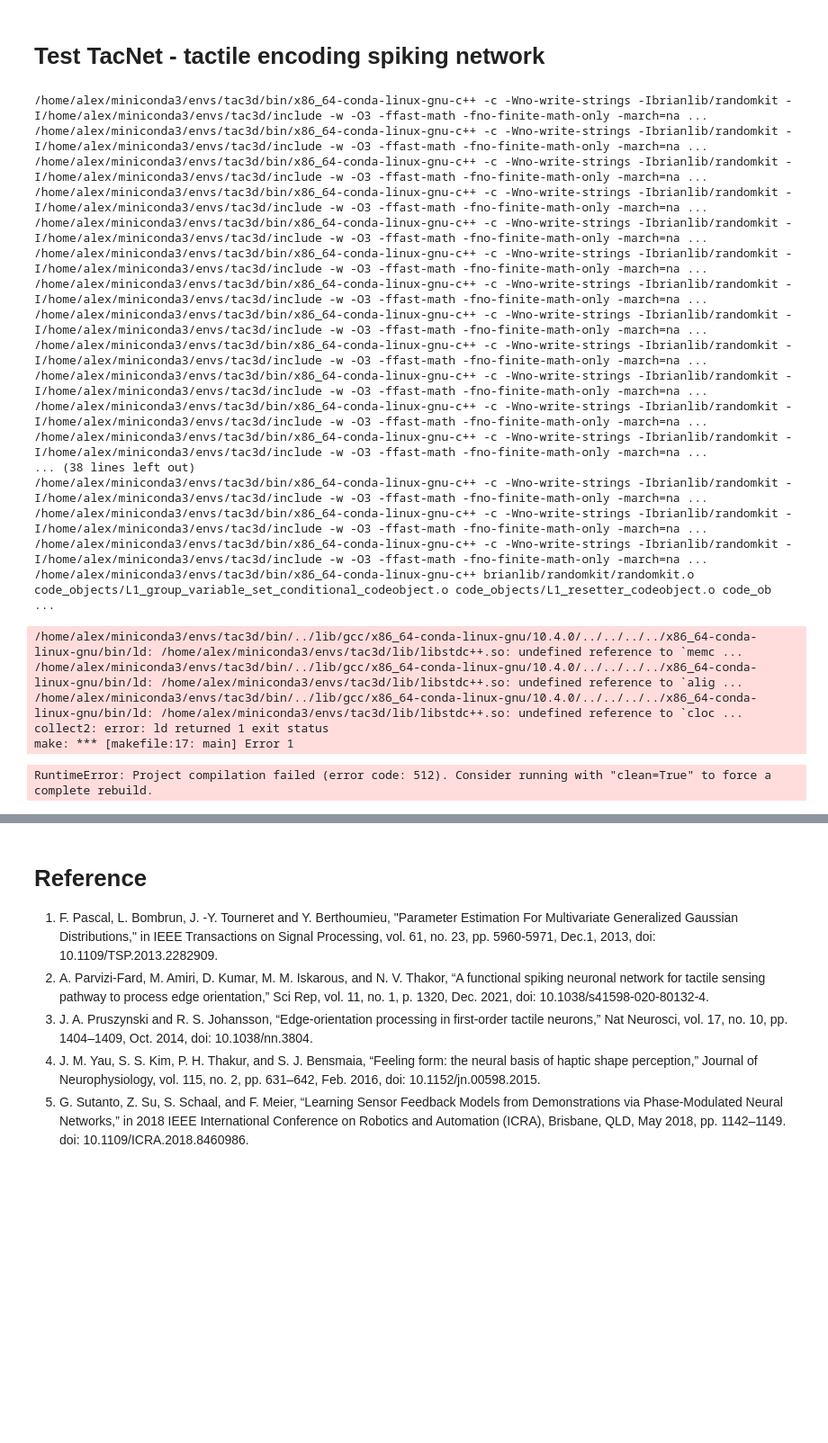
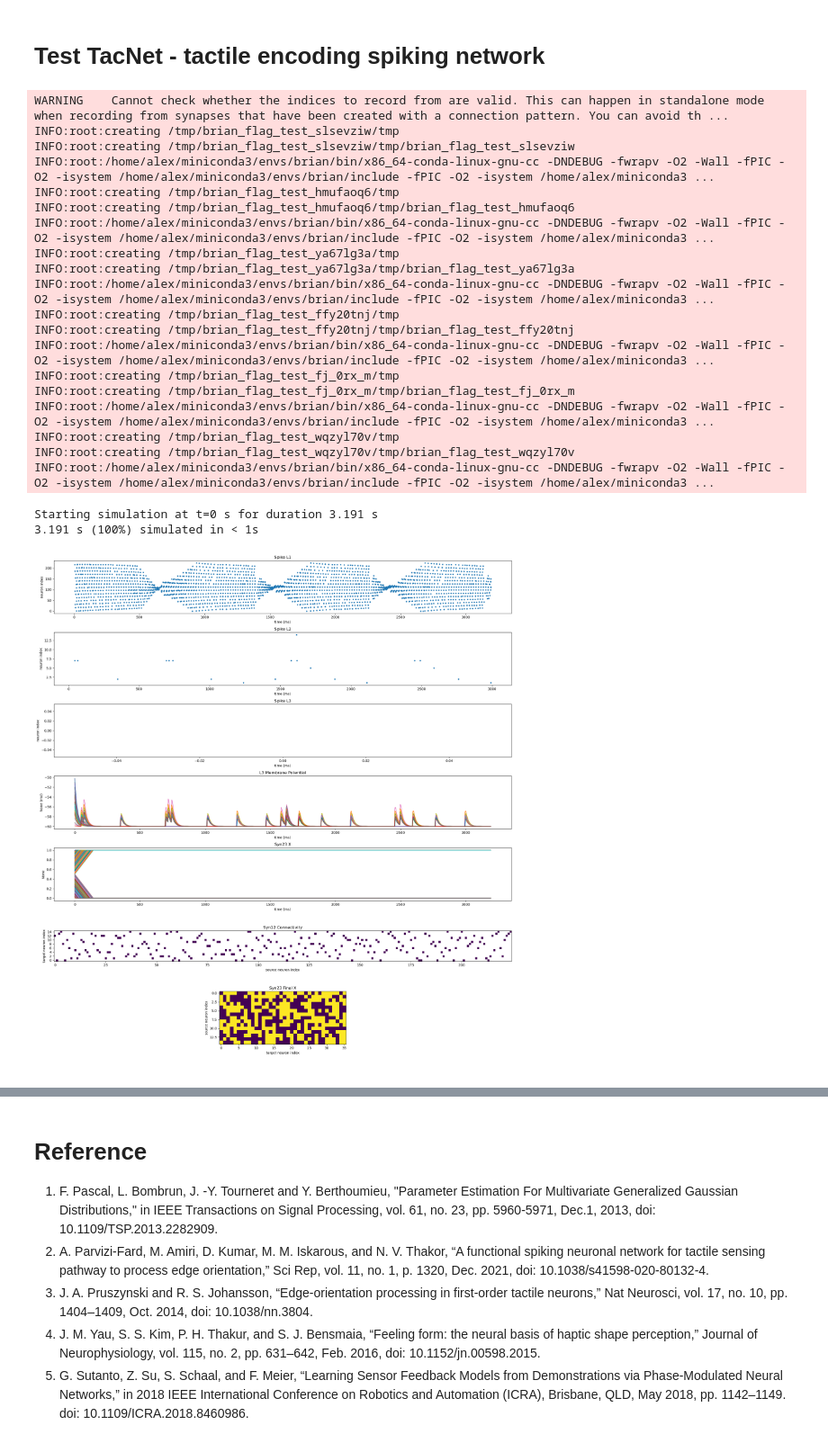
Before and after one commit to wngfra/tac3d, a Jupyter notebook: tacsense/brian_simulate.ipynb, the cells around one changed output, grey strips where cells are left out. Shown at 90% size. Saved outputs shown, nothing was run; the diff lists cells and outputs as text; code cells hidden in the pictures; blank space fills up the shorter version.

```diff
--- a/tacsense/brian_simulate.ipynb
+++ b/tacsense/brian_simulate.ipynb
@@ -19,66 +22,71 @@ dt = 1*ms
 
 # Load dataset
 dataset = np.load("../data/touch.pkl", allow_pickle=True)
-sensordata = dataset['round_site']['sensordata']
-orientations = dataset['round_site']['orientations']
+sensordata = dataset['sharp_site']['sensordata']
+orientations = dataset['sharp_site']['orientations']
 data = np.asarray(sensordata)
 
 # Convert values to spikes
-inputs = data.reshape(data.shape[0], -1)
+length, height, width = data.shape
+inputs = data.reshape(length, -1)
 inputs[inputs > 0] = 1.
 I = TimedArray(inputs*200*pA, dt=dt)
 if 'initiated' in locals():
     device.reinit()
     device.activate()
 else:
     initiated = True
 
 duration = I.values.shape[0]*dt
-num_neurons = [225, 15, 36]
+num_neurons = [height*width, 16, 36]
 model = TacNet(num_neurons)
-mons = model.run(I, duration, clean=True)
+mons = model.run(I, duration)
 
 # Plot results
 fig, axs = plt.subplots(7, 1, figsize=(20, 21))
 for i in range(3):
     axs[i].set_title('Spike L'+str(i+1))
     brian_plot(mons['SpikeMonitor_L'+str(i+1)], axes=axs[i])
 
 axs[3].set_title('L3 Membrane Potential')
 plot_state(mons['StateMonitor_L3'].t, mons['StateMonitor_L3'].v.T, axes=axs[3])
 axs[4].set_title('Syn23 X')
 plot_state(mons['StateMonitor_Syn23'].t,
             mons['StateMonitor_Syn23'].X.T, axes=axs[4])
 axs[5].set_title('Syn12 Connectivity')
-brian_plot(model.synapses['Syn12'], axes=axs[5])
+brian_plot(model.net['Syn12'], axes=axs[5])
 axs[6].set_title('Syn23 Final X')
 axs[6].set_xlabel('target neuron index')
 axs[6].set_ylabel('source neuron index')
-axs[6].imshow(model.synapses['Syn23'].X_[:].reshape(
+axs[6].imshow(model.net['Syn23'].X_[:].reshape(
     (num_neurons[1], num_neurons[2])))
 plt.tight_layout()
 plt.show()
 # %% [output]
-/home/alex/miniconda3/envs/tac3d/bin/x86_64-conda-linux-gnu-c++ -c -Wno-write-strings -Ibrianlib/randomkit -I/home/alex/miniconda3/envs/tac3d/include -w -O3 -ffast-math -fno-finite-math-only -march=na ...
-/home/alex/miniconda3/envs/tac3d/bin/x86_64-conda-linux-gnu-c++ -c -Wno-write-strings -Ibrianlib/randomkit -I/home/alex/miniconda3/envs/tac3d/include -w -O3 -ffast-math -fno-finite-math-only -march=na ...
-/home/alex/miniconda3/envs/tac3d/bin/x86_64-conda-linux-gnu-c++ -c -Wno-write-strings -Ibrianlib/randomkit -I/home/alex/miniconda3/envs/tac3d/include -w -O3 -ffast-math -fno-finite-math-only -march=na ...
-/home/alex/miniconda3/envs/tac3d/bin/x86_64-conda-linux-gnu-c++ -c -Wno-write-strings -Ibrianlib/randomkit -I/home/alex/miniconda3/envs/tac3d/include -w -O3 -ffast-math -fno-finite-math-only -march=na ...
-/home/alex/miniconda3/envs/tac3d/bin/x86_64-conda-linux-gnu-c++ -c -Wno-write-strings -Ibrianlib/randomkit -I/home/alex/miniconda3/envs/tac3d/include -w -O3 -ffast-math -fno-finite-math-only -march=na ...
-/home/alex/miniconda3/envs/tac3d/bin/x86_64-conda-linux-gnu-c++ -c -Wno-write-strings -Ibrianlib/randomkit -I/home/alex/miniconda3/envs/tac3d/include -w -O3 -ffast-math -fno-finite-math-only -march=na ...
-/home/alex/miniconda3/envs/tac3d/bin/x86_64-conda-linux-gnu-c++ -c -Wno-write-strings -Ibrianlib/randomkit -I/home/alex/miniconda3/envs/tac3d/include -w -O3 -ffast-math -fno-finite-math-only -march=na ...
-/home/alex/miniconda3/envs/tac3d/bin/x86_64-conda-linux-gnu-c++ -c -Wno-write-strings -Ibrianlib/randomkit -I/home/alex/miniconda3/envs/tac3d/include -w -O3 -ffast-math -fno-finite-math-only -march=na ...
-/home/alex/miniconda3/envs/tac3d/bin/x86_64-conda-linux-gnu-c++ -c -Wno-write-strings -Ibrianlib/randomkit -I/home/alex/miniconda3/envs/tac3d/include -w -O3 -ffast-math -fno-finite-math-only -march=na ...
-/home/alex/miniconda3/envs/tac3d/bin/x86_64-conda-linux-gnu-c++ -c -Wno-write-strings -Ibrianlib/randomkit -I/home/alex/miniconda3/envs/tac3d/include -w -O3 -ffast-math -fno-finite-math-only -march=na ...
-/home/alex/miniconda3/envs/tac3d/bin/x86_64-conda-linux-gnu-c++ -c -Wno-write-strings -Ibrianlib/randomkit -I/home/alex/miniconda3/envs/tac3d/include -w -O3 -ffast-math -fno-finite-math-only -march=na ...
-/home/alex/miniconda3/envs/tac3d/bin/x86_64-conda-linux-gnu-c++ -c -Wno-write-strings -Ibrianlib/randomkit -I/home/alex/miniconda3/envs/tac3d/include -w -O3 -ffast-math -fno-finite-math-only -march=na ...
-... (38 lines left out)
-/home/alex/miniconda3/envs/tac3d/bin/x86_64-conda-linux-gnu-c++ -c -Wno-write-strings -Ibrianlib/randomkit -I/home/alex/miniconda3/envs/tac3d/include -w -O3 -ffast-math -fno-finite-math-only -march=na ...
-/home/alex/miniconda3/envs/tac3d/bin/x86_64-conda-linux-gnu-c++ -c -Wno-write-strings -Ibrianlib/randomkit -I/home/alex/miniconda3/envs/tac3d/include -w -O3 -ffast-math -fno-finite-math-only -march=na ...
-/home/alex/miniconda3/envs/tac3d/bin/x86_64-conda-linux-gnu-c++ -c -Wno-write-strings -Ibrianlib/randomkit -I/home/alex/miniconda3/envs/tac3d/include -w -O3 -ffast-math -fno-finite-math-only -march=na ...
-/home/alex/miniconda3/envs/tac3d/bin/x86_64-conda-linux-gnu-c++ brianlib/randomkit/randomkit.o code_objects/L1_group_variable_set_conditional_codeobject.o code_objects/L1_resetter_codeobject.o code_ob ...
+WARNING    Cannot check whether the indices to record from are valid. This can happen in standalone mode when recording from synapses that have been created with a connection pattern. You can avoid th ...
+INFO:root:creating /tmp/brian_flag_test_slsevziw/tmp
+INFO:root:creating /tmp/brian_flag_test_slsevziw/tmp/brian_flag_test_slsevziw
+INFO:root:/home/alex/miniconda3/envs/brian/bin/x86_64-conda-linux-gnu-cc -DNDEBUG -fwrapv -O2 -Wall -fPIC -O2 -isystem /home/alex/miniconda3/envs/brian/include -fPIC -O2 -isystem /home/alex/miniconda3 ...
+INFO:root:creating /tmp/brian_flag_test_hmufaoq6/tmp
+INFO:root:creating /tmp/brian_flag_test_hmufaoq6/tmp/brian_flag_test_hmufaoq6
+INFO:root:/home/alex/miniconda3/envs/brian/bin/x86_64-conda-linux-gnu-cc -DNDEBUG -fwrapv -O2 -Wall -fPIC -O2 -isystem /home/alex/miniconda3/envs/brian/include -fPIC -O2 -isystem /home/alex/miniconda3 ...
+INFO:root:creating /tmp/brian_flag_test_ya67lg3a/tmp
+INFO:root:creating /tmp/brian_flag_test_ya67lg3a/tmp/brian_flag_test_ya67lg3a
+INFO:root:/home/alex/miniconda3/envs/brian/bin/x86_64-conda-linux-gnu-cc -DNDEBUG -fwrapv -O2 -Wall -fPIC -O2 -isystem /home/alex/miniconda3/envs/brian/include -fPIC -O2 -isystem /home/alex/miniconda3 ...
+INFO:root:creating /tmp/brian_flag_test_ffy20tnj/tmp
+INFO:root:creating /tmp/brian_flag_test_ffy20tnj/tmp/brian_flag_test_ffy20tnj
+INFO:root:/home/alex/miniconda3/envs/brian/bin/x86_64-conda-linux-gnu-cc -DNDEBUG -fwrapv -O2 -Wall -fPIC -O2 -isystem /home/alex/miniconda3/envs/brian/include -fPIC -O2 -isystem /home/alex/miniconda3 ...
+INFO:root:creating /tmp/brian_flag_test_fj_0rx_m/tmp
+INFO:root:creating /tmp/brian_flag_test_fj_0rx_m/tmp/brian_flag_test_fj_0rx_m
+INFO:root:/home/alex/miniconda3/envs/brian/bin/x86_64-conda-linux-gnu-cc -DNDEBUG -fwrapv -O2 -Wall -fPIC -O2 -isystem /home/alex/miniconda3/envs/brian/include -fPIC -O2 -isystem /home/alex/miniconda3 ...
+INFO:root:creating /tmp/brian_flag_test_wqzyl70v/tmp
+INFO:root:creating /tmp/brian_flag_test_wqzyl70v/tmp/brian_flag_test_wqzyl70v
+INFO:root:/home/alex/miniconda3/envs/brian/bin/x86_64-conda-linux-gnu-cc -DNDEBUG -fwrapv -O2 -Wall -fPIC -O2 -isystem /home/alex/miniconda3/envs/brian/include -fPIC -O2 -isystem /home/alex/miniconda3 ...
-/home/alex/miniconda3/envs/tac3d/bin/../lib/gcc/x86_64-conda-linux-gnu/10.4.0/../../../../x86_64-conda-linux-gnu/bin/ld: /home/alex/miniconda3/envs/tac3d/lib/libstdc++.so: undefined reference to `memc ...
-/home/alex/miniconda3/envs/tac3d/bin/../lib/gcc/x86_64-conda-linux-gnu/10.4.0/../../../../x86_64-conda-linux-gnu/bin/ld: /home/alex/miniconda3/envs/tac3d/lib/libstdc++.so: undefined reference to `alig ...
-/home/alex/miniconda3/envs/tac3d/bin/../lib/gcc/x86_64-conda-linux-gnu/10.4.0/../../../../x86_64-conda-linux-gnu/bin/ld: /home/alex/miniconda3/envs/tac3d/lib/libstdc++.so: undefined reference to `cloc ...
-collect2: error: ld returned 1 exit status
-make: *** [makefile:17: main] Error 1
+Starting simulation at t=0 s for duration 3.191 s
+3.191 s (100%) simulated in < 1s
-RuntimeError: Project compilation failed (error code: 512). Consider running with "clean=True" to force a complete rebuild.
+[figure, added]
+# %% [markdown]
+<!--
+ Copyright 2023 wngfra.
+ SPDX-License-Identifier: Apache-2.0
+-->
```
Also changed, not shown: parts of 3 cells of this notebook, 2 other files.
